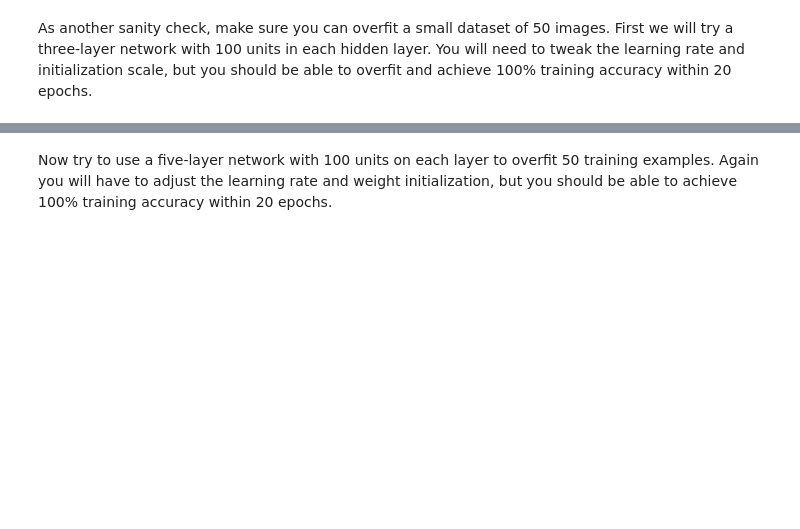
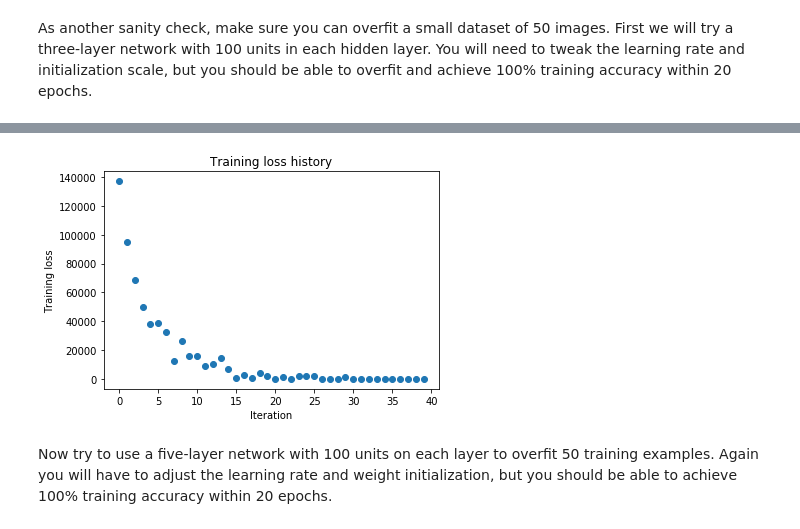
Before and after one commit to mshtang/CS231n, a Jupyter notebook: assignment2/FullyConnectedNets.ipynb, the cells around one changed output, grey strips where cells are left out. Cells and saved outputs as stored; diff of their text form; code cells hidden in the pictures; blank space fills up the shorter version.

```diff
--- a/assignment2/FullyConnectedNets.ipynb
+++ b/assignment2/FullyConnectedNets.ipynb
@@ -406,8 +455,8 @@ small_data = {
   'y_val': data['y_val'],
 }
 
-weight_scale = 1e-2
-learning_rate = 1e-4
+weight_scale = 0.823 #1e-1
+learning_rate = 2.45e-5 #4e-4
 model = FullyConnectedNet([100, 100],
               weight_scale=weight_scale, dtype=np.float64)
 solver = Solver(model, small_data,
@@ -424,3 +473,4 @@ plt.title('Training loss history')
 plt.xlabel('Iteration')
 plt.ylabel('Training loss')
 plt.show()
+# %% [output]
@@ -427,3 +494,4 @@ plt.show()
+[figure, added]
 # %% [markdown]
 Now try to use a five-layer network with 100 units on each layer to overfit 50 training examples. Again you will have to adjust the learning rate and weight initialization, but you should be able to achieve 100% training accuracy within 20 epochs.
 # %%
```
Also changed, not shown: parts of 11 cells of this notebook, 4 other files.
